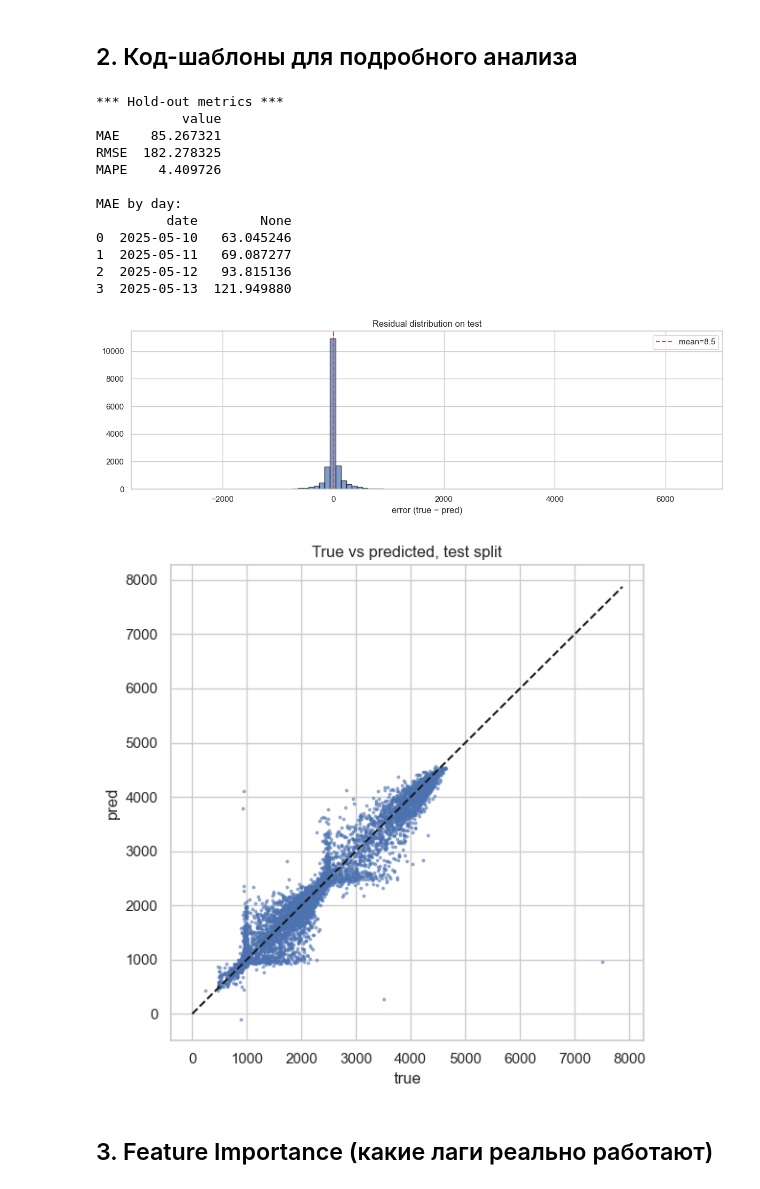
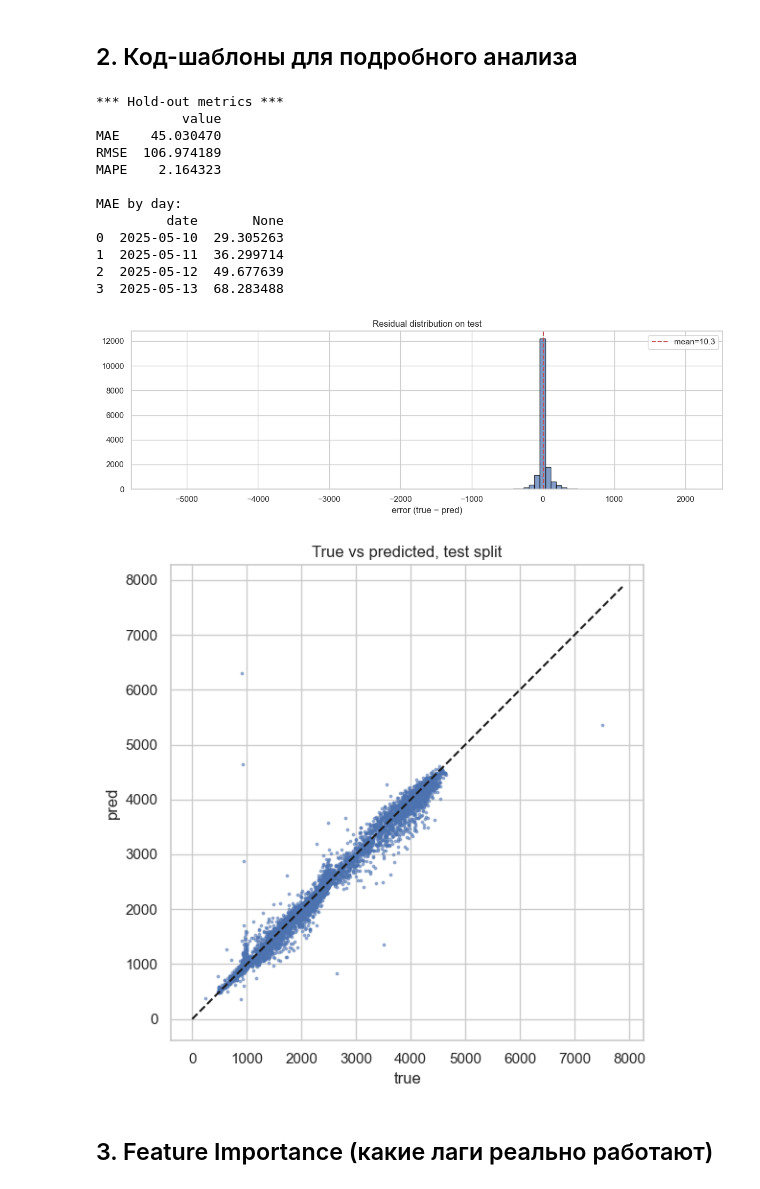
Before and after one commit to nikborovets/realtime_anomaly_analytics, a Jupyter notebook: 01_fetch_prometheus.ipynb, the cells around one changed output. Saved outputs shown, nothing was run; the diff lists cells and outputs as text; code cells hidden in the pictures.

```diff
--- a/01_fetch_prometheus.ipynb
+++ b/01_fetch_prometheus.ipynb
@@ -46,6 +46,7 @@ import matplotlib.pyplot as plt
 import seaborn as sns
 from statsmodels.tsa.seasonal import seasonal_decompose
 from statsmodels.graphics.tsaplots import plot_acf, plot_pacf
+plt.rcParams['figure.dpi'] = 300
 
 # Set plot style
 sns.set_theme(style="whitegrid")
@@ -668,3 +497,8 @@ df.index.name = 'ts'
 
 # 3. удаляем остатки NaN, если вдруг останутся
 df = df.dropna(subset=['common_delay_p90'])
+# %%
+feature_cols = []
+df['hour_sin'] = np.sin(2*np.pi*df.index.hour/24)
+df['hour_cos'] = np.cos(2*np.pi*df.index.hour/24)
+feature_cols += ['hour_sin','hour_cos']
@@ -674,14 +512,16 @@ model = DelayForecastModel(
     horizon       = 5760,   # сутки = 24*60*60 / 15 = 5760 точек
     test_size     = 0.2,    # 80 % train, 20 % hold-out
     lags          = [1, 2, 4, 96, 192, 5760],
-    roll_windows  = [96, 384, 5760]          # 24 мин, 1 ч, 1 сут
+    # roll_windows  = [96, 384, 5760]          # 24 мин, 1 ч, 1 сут
+    roll_windows  = [4,96,192,1920,2880,4320,5760,8640]
 )
+
 
 # fit + автоматически нарисует график «train / test-true / test-pred»
 train_df, test_df = model.fit(
     df,
     target_col   = 'common_delay_p90',
-    feature_cols = [],      # если есть другие метрики — впишите их названия здесь
+    feature_cols = feature_cols,      # если есть другие метрики — впишите их названия здесь
     plot         = True
 )
 # %% [output]
@@ -725,16 +569,14 @@ from sklearn.metrics import (mean_absolute_error, mean_squared_error,
 # 2.1  получить true & pred на тесте
 # ---------------------------------------------------
 #  полный список признаков, который модель видела
-feat_cols = (
-    model.lags_feat_names_
-    + model.roll_feat_names_
-    + model.cat_features
-)
+feat_cols = model.model.feature_names_          # ровно в том порядке!
+test_feat  = test_df[feat_cols]                 # никаких пропусков
+assert list(test_feat.columns) == list(model.model.feature_names_)
 
 # 1. истинные значения и прогноз
-test_true = test_df['common_delay_p90']
-test_pred = pd.Series(
-    model.model.predict(test_df[feat_cols]),
+test_true  = test_df['common_delay_p90']
+test_pred  = pd.Series(
+    model.model.predict(test_feat),
     index=test_true.index,
     name='pred'
 )
@@ -766,43 +608,43 @@ daily_mae = (daily
              .apply(lambda g: mean_absolute_error(g['common_delay_p90'], g['pred']),
                     include_groups=False))
 print("\nMAE by day:")
 print(daily_mae.tail())
 
 # ---------------------------------------------------
 # 2.4  распределение ошибок
 # ---------------------------------------------------
 plt.figure(figsize=(12,4))
 plt.hist(resid, bins=100, alpha=.7, edgecolor='black')
 plt.axvline(resid.mean(), color='r', linestyle='--', label=f"mean={resid.mean():.1f}")
 plt.title("Residual distribution on test")
 plt.xlabel("error (true − pred)")
 plt.legend(); plt.tight_layout(); plt.show()
 
 # ---------------------------------------------------
 # 2.5  true vs pred scatter
 # ---------------------------------------------------
 plt.figure(figsize=(6,6))
 plt.scatter(test_true, test_pred, s=3, alpha=0.5)
 lim = [0, max(test_true.max(), test_pred.max())*1.05]
 plt.plot(lim, lim, 'k--')
 plt.xlabel("true"); plt.ylabel("pred")
 plt.title("True vs predicted, test split")
 plt.tight_layout(); plt.show()
 # %% [output]
 *** Hold-out metrics ***
            value
-MAE    85.267321
-RMSE  182.278325
-MAPE    4.409726
+MAE    45.030470
+RMSE  106.974189
+MAPE    2.164323
 
 MAE by day:
-         date        None
-0  2025-05-10   63.045246
-1  2025-05-11   69.087277
-2  2025-05-12   93.815136
-3  2025-05-13  121.949880
+         date       None
+0  2025-05-10  29.305263
+1  2025-05-11  36.299714
+2  2025-05-12  49.677639
+3  2025-05-13  68.283488
-[figure, old version]
+[figure, new version]
-[figure, old version]
+[figure, new version]
 # %% [markdown]
 ## 3. Feature Importance (какие лаги реально работают)
 # %%
```
Also changed, not shown: parts of 15 cells of this notebook, 7 other files.
